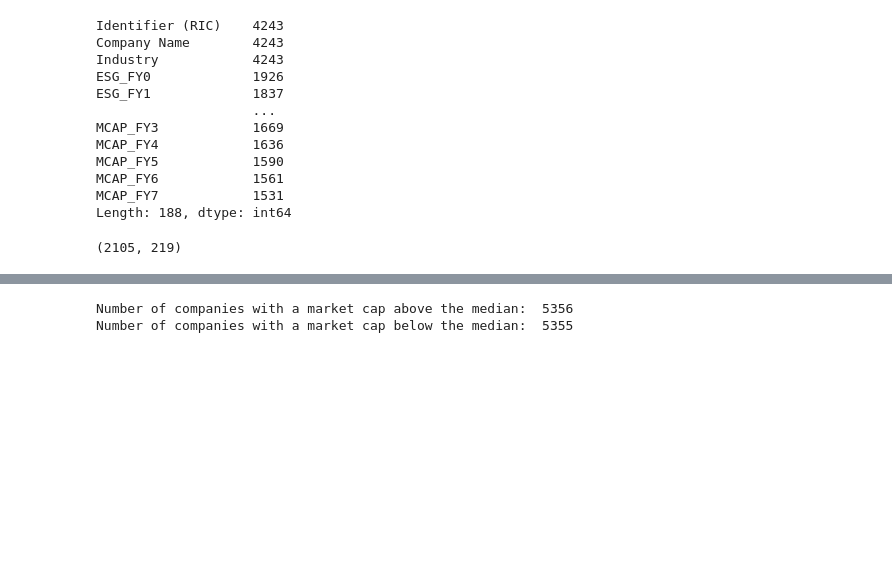
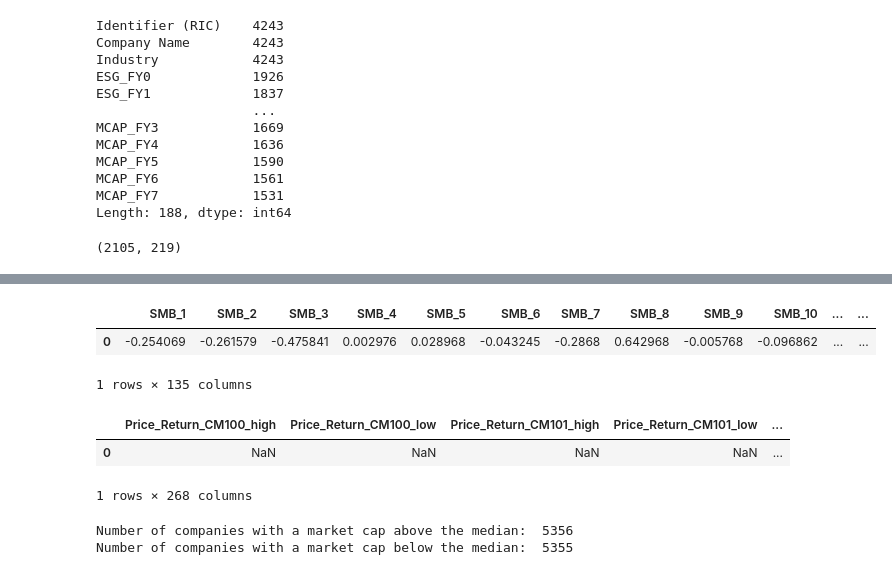
Before and after one commit to TDR474/ESG-Fama-French, a Jupyter notebook: Analysis.ipynb, the cells around one changed output, grey strips where cells are left out. Saved outputs shown, nothing was run; the diff lists cells and outputs as text; code cells hidden in the pictures; blank space fills up the shorter version.

```diff
--- a/Analysis.ipynb
+++ b/Analysis.ipynb
@@ -110,0 +137,41 @@ df_esg_high['esg_high_return'] = df_esg_high['Price_CM135'] - df_esg_high['Price
+# %%
+# this function find the average return for each CM period for each group
+def get_return_avg(df, high_low):
+    '''
+    @param
+    df: dataframe
+    high_low: 'high' or 'low'
+    @return
+    a dataframe with the average return for each CM period for each group
+    '''
+    return df.loc[:,'Price_Return_CM1_'+high_low:'Price_Return_CM135_'+high_low].mean(axis=0).to_frame().T
+
+def get_return_spread(df_low, df_high):
+    '''
+    @param
+    df_low: dataframe of the low group
+    df_high: dataframe of the high group
+    @return
+    a dataframe of the difference in average returns between the high and low groups
+    '''
+    # for each CM period, find the difference in average returns between the high and low groups (COLUMNS) and put them in a column with as SMB_1, SMB_2, etc.
+    df_spread = pd.DataFrame()
+    for i in range(0, 135):
+        df_spread['SMB_'+str(i+1)] = df_low.iloc[:,i] - df_high.iloc[:,i]
+    return df_spread
+# %%
+# calculate the difference in returns between each high and low group
+# market cap
+df_mcap_low_return_avg = get_return_avg(df_mcap_low_dataset, 'low')
+df_mcap_high_return_avg = get_return_avg(df_mcap_high_dataset, 'high')
+df_SMB_spread_mcap = get_return_spread(df_mcap_low_return_avg, df_mcap_high_return_avg).T
+
+# ESG score
+df_esg_low_return_avg = get_return_avg(df_esg_low_dataset, 'low')
+df_esg_high_return_avg = get_return_avg(df_esg_high_dataset, 'high')
+df_ESG_spread_esg = get_return_spread(df_esg_low_return_avg, df_esg_high_return_avg).T
+
+# Price / Book Value Per Share
+df_BM_low_return_avg = get_return_avg(df_BM_low_dataset, 'low')
+df_BM_high_return_avg = get_return_avg(df_BM_high_dataset, 'high')
+df_HML_spread_BM = get_return_spread(df_BM_low_return_avg, df_BM_high_return_avg).T
@@ -111,6 +180,18 @@ df_esg_high['esg_high_return'] = df_esg_high['Price_CM135'] - df_esg_high['Price
+# %%
+df_HML_spread_BM.head()
+# %% [output]
+|  | SMB_1 | SMB_2 | SMB_3 | SMB_4 | SMB_5 | SMB_6 | SMB_7 | SMB_8 | SMB_9 | SMB_10 | ... | ... |
+| 0 | -0.254069 | -0.261579 | -0.475841 | 0.002976 | 0.028968 | -0.043245 | -0.2868 | 0.642968 | -0.005768 | -0.096862 | ... | ... |
+1 rows × 135 columns
 # %%
 # now calculate the return spread for each group
 # for market cap:
+# return spread is calculated as
+df_mcap_return_spread
+# %% [output]
+|  | Price_Return_CM100_high | Price_Return_CM100_low | Price_Return_CM101_high | Price_Return_CM101_low | ... |
+| 0 | NaN | NaN | NaN | NaN | ... |
+1 rows × 268 columns
 # %%
 # rank the companies and find the medium
 # split the data into two groups, one with the companies that have a market cap above the median, and one with the companies that have a market cap below the median
```
Also changed, not shown: parts of 8 cells of this notebook, 6 other files.
